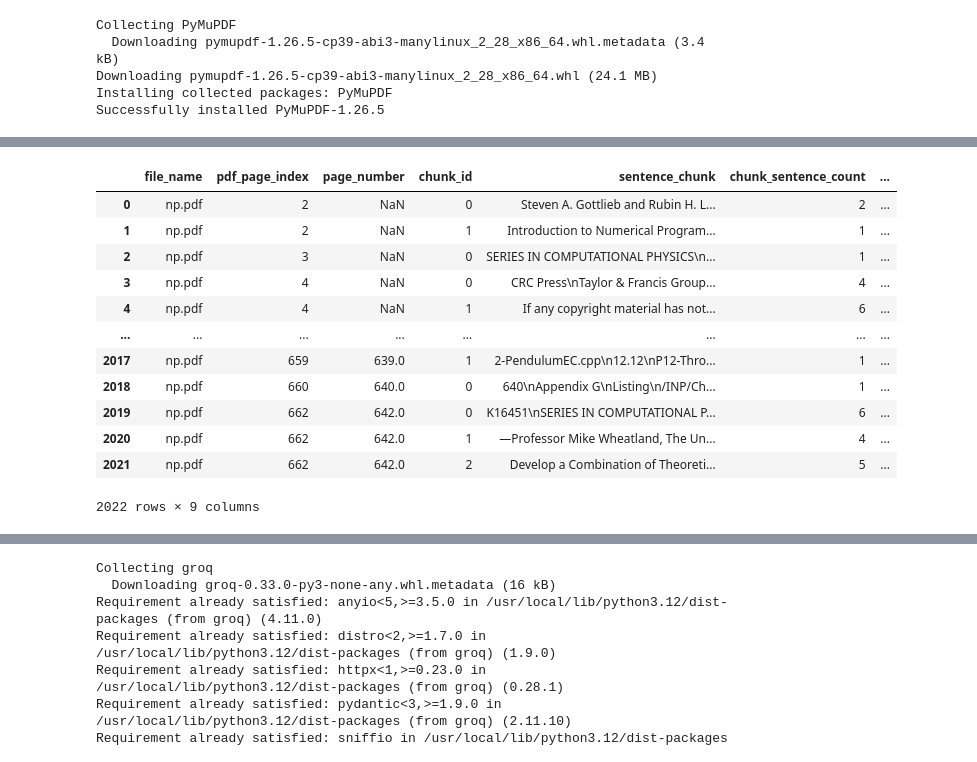
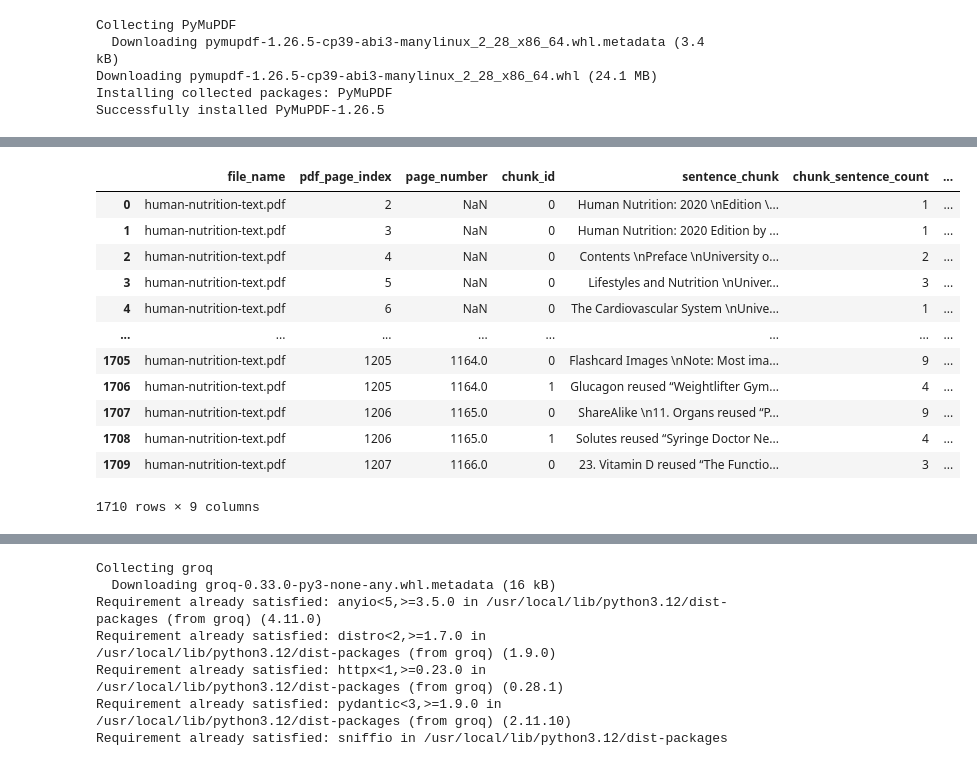
Before and after one commit to nickanely/PDF_RAG_Explorer, a Jupyter notebook: PDF_RAG_Explorer.ipynb, the cells around one changed output, grey strips where cells are left out. Cells and saved outputs as stored; diff of their text form; code cells hidden in the pictures.

```diff
--- a/PDF_RAG_Explorer.ipynb
+++ b/PDF_RAG_Explorer.ipynb
@@ -101,8 +118,8 @@ def open_and_read_pdf(pdf_path: str) -> list[dict]:
         return content
 
 
-# content = open_and_read_pdf("human-nutrition-text.pdf")
-content = open_and_read_pdf("np.pdf")
+content = open_and_read_pdf("human-nutrition-text.pdf")
+# content = open_and_read_pdf("np.pdf")
 df = pd.DataFrame(content)
 display(df)
 # %% [output]
@@ -122,5 +139,5 @@ display(df)
 # %%
-def efficient_chunking(sentences, max_tokens=200, overlap=1):
+def sentence_chunking(sentences, max_tokens=200, overlap=1):
     """
     Chunk sentences with:
     - max_tokens: approximate token limit per chunk (1 token ~ 4 chars)
@@ -133,12 +150,12 @@ def efficient_chunking(sentences, max_tokens=200, overlap=1):
 
     while i < n:
         token_count = 0
+        j = i
         current_chunk = []
-        j = i
 
         while j < n:
             sent = sentences[j]
-            sent_tokens = len(sent) // 4
+            sent_tokens = len(sent)//4
 
 
             if sent_tokens > max_tokens:
@@ -148,6 +165,7 @@ def efficient_chunking(sentences, max_tokens=200, overlap=1):
                 if current_chunk:
                     chunks.append(current_chunk)
                     current_chunk = []
+                    token_count = 0
 
                 for sub_sent in sub_sentences:
                     chunks.append([sub_sent])
@@ -156,7 +174,6 @@ def efficient_chunking(sentences, max_tokens=200, overlap=1):
 
             if token_count + sent_tokens > max_tokens:
                 break
-
             current_chunk.append(sent)
             token_count += sent_tokens
             j += 1
@@ -164,10 +181,7 @@ def efficient_chunking(sentences, max_tokens=200, overlap=1):
         if current_chunk:
             chunks.append(current_chunk)
 
-        if j > i:
-            i = max(j - overlap, i + 1)
-        else:
-            i += 1
+        i = max(j - overlap, j)
 
     return chunks
 # %%
@@ -177,46 +191,46 @@ max_tokens = 300
 overlap_sentences = 1
 
 for _, row in df.iterrows():
     sentences = row["sentences"]
-    chunks = efficient_chunking(sentences, max_tokens=max_tokens, overlap=overlap_sentences)
+    chunks = sentence_chunking(sentences, max_tokens=max_tokens, overlap=overlap_sentences)
 
     for chunk_id, chunk_sentences in enumerate(chunks):
         chunk_text = " ".join(chunk_sentences).strip()
         chunk_token_count = len(chunk_text)//4
 
         if chunk_token_count < min_tokens:
             continue
 
 
         chunked_data_filtered.append({
             "file_name": row["file_name"],
             "pdf_page_index": row["pdf_page_index"],
             "page_number": row["page_number"],
             "chunk_id": chunk_id,
             "sentence_chunk": chunk_text,
             "chunk_sentence_count": len(chunk_sentences),
             "chunk_char_count": len(chunk_text),
             "chunk_word_count": len(chunk_text.split()),
             "chunk_token_count": chunk_token_count,
         })
 
 df_chunks = pd.DataFrame(chunked_data_filtered)
 
 display(df_chunks)
 # %% [output]
 |  | file_name | pdf_page_index | page_number | chunk_id | sentence_chunk | chunk_sentence_count | ... |
-| 0 | np.pdf | 2 | NaN | 0 | Steven A. Gottlieb and Rubin H. L... | 2 | ... |
-| 1 | np.pdf | 2 | NaN | 1 | Introduction to Numerical Program... | 1 | ... |
-| 2 | np.pdf | 3 | NaN | 0 | SERIES IN COMPUTATIONAL PHYSICS\n... | 1 | ... |
-| 3 | np.pdf | 4 | NaN | 0 | CRC Press\nTaylor & Francis Group... | 4 | ... |
-| 4 | np.pdf | 4 | NaN | 1 | If any copyright material has not... | 6 | ... |
+| 0 | human-nutrition-text.pdf | 2 | NaN | 0 | Human Nutrition: 2020 \nEdition \... | 1 | ... |
+| 1 | human-nutrition-text.pdf | 3 | NaN | 0 | Human Nutrition: 2020 Edition by ... | 1 | ... |
+| 2 | human-nutrition-text.pdf | 4 | NaN | 0 | Contents \nPreface \nUniversity o... | 2 | ... |
+| 3 | human-nutrition-text.pdf | 5 | NaN | 0 | Lifestyles and Nutrition \nUniver... | 3 | ... |
+| 4 | human-nutrition-text.pdf | 6 | NaN | 0 | The Cardiovascular System \nUnive... | 1 | ... |
 | ... | ... | ... | ... | ... | ... | ... | ... |
-| 2017 | np.pdf | 659 | 639.0 | 1 | 2-PendulumEC.cpp\n12.12\nP12-Thro... | 1 | ... |
-| 2018 | np.pdf | 660 | 640.0 | 0 | 640\nAppendix G\nListing\n/INP/Ch... | 1 | ... |
-| 2019 | np.pdf | 662 | 642.0 | 0 | K16451\nSERIES IN COMPUTATIONAL P... | 6 | ... |
-| 2020 | np.pdf | 662 | 642.0 | 1 | —Professor Mike Wheatland, The Un... | 4 | ... |
-| 2021 | np.pdf | 662 | 642.0 | 2 | Develop a Combination of Theoreti... | 5 | ... |
+| 1705 | human-nutrition-text.pdf | 1205 | 1164.0 | 0 | Flashcard Images \nNote: Most ima... | 9 | ... |
+| 1706 | human-nutrition-text.pdf | 1205 | 1164.0 | 1 | Glucagon reused “Weightlifter Gym... | 4 | ... |
+| 1707 | human-nutrition-text.pdf | 1206 | 1165.0 | 0 | ShareAlike \n11. Organs reused “P... | 9 | ... |
+| 1708 | human-nutrition-text.pdf | 1206 | 1165.0 | 1 | Solutes reused “Syringe Doctor Ne... | 4 | ... |
+| 1709 | human-nutrition-text.pdf | 1207 | 1166.0 | 0 | 23. Vitamin D reused “The Functio... | 3 | ... |
-2022 rows × 9 columns
+1710 rows × 9 columns
 # %%
 %%time
 from sentence_transformers import SentenceTransformer
```
Also changed, not shown: parts of 12 cells of this notebook.
